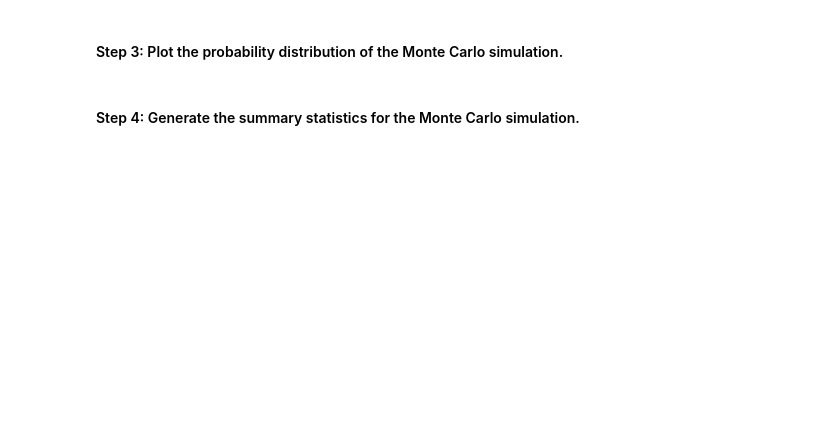
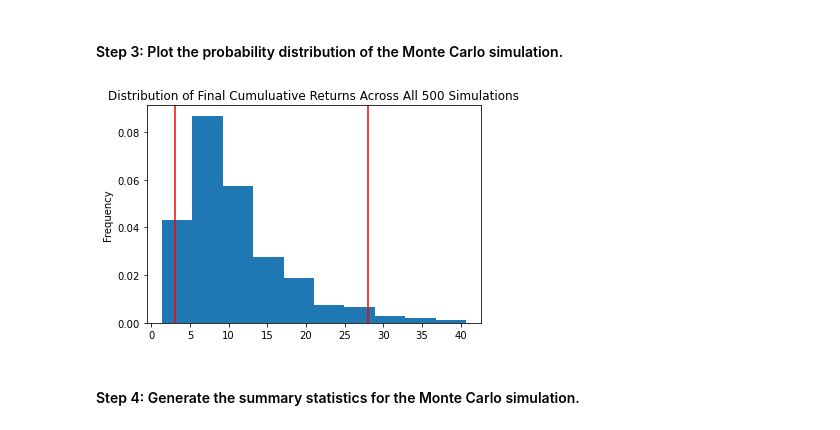
Before and after one commit to juzcho/Financial_Planning_Tool, a Jupyter notebook: financial_planning_tools.ipynb, the cells around one changed output. Drawn from its saved outputs; the diff is of its cells as text; code cells hidden in the pictures; blank space fills up the shorter version.

```diff
--- a/financial_planning_tools.ipynb
+++ b/financial_planning_tools.ipynb
@@ -653,7 +698,13 @@ MC_spy.portfolio_data
 # %%
 # Visualize the probability distribution of the 30-year Monte Carlo simulation
 # by plotting a histogram
 # YOUR CODE HERE
+
+
+# This will create a visualizaiton of the cumulative returns from our Monte Carlo simulated dataframe.
+MC_30years_dist_plot = MC_30years.plot_distribution()
+# %% [output]
+[figure, added]
 # %% [markdown]
 #### Step 4: Generate the summary statistics for the Monte Carlo simulation.
 # %%
```
Also changed, not shown: parts of 32 cells of this notebook.
